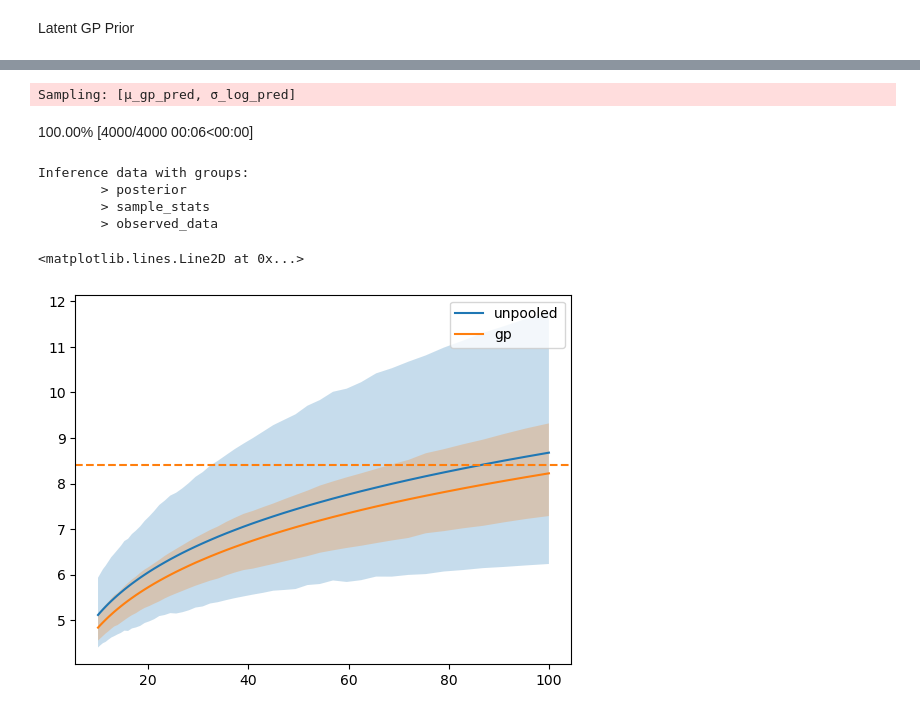
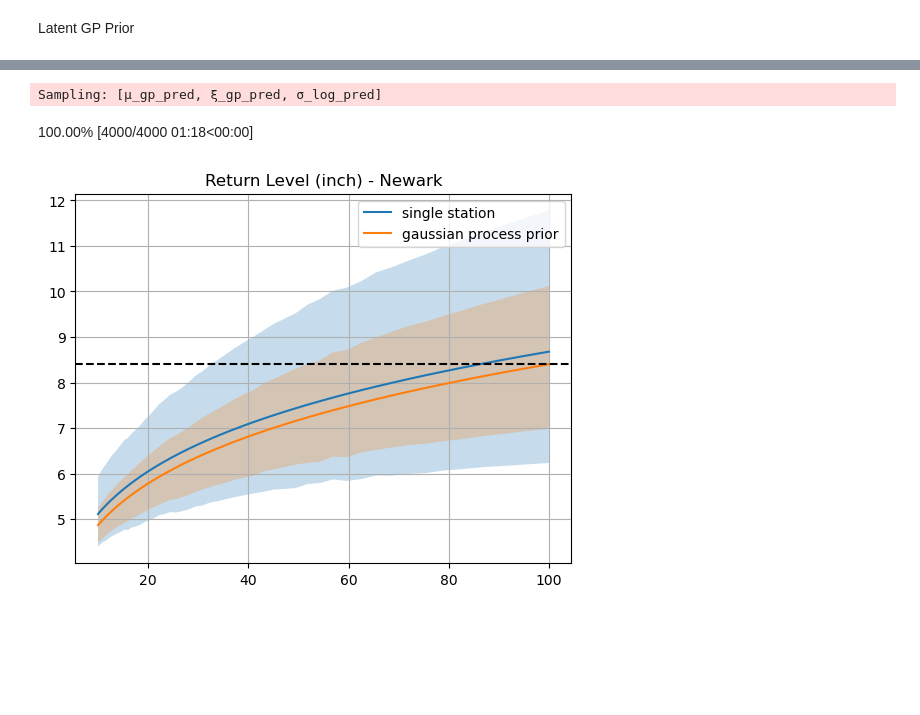
Before and after one commit to jjmossel/extremeweather, a Jupyter notebook: notebooks/GEV_probabilistic_presentation.ipynb, the cells around one changed output, grey strips where cells are left out. Saved outputs shown, nothing was run; the diff lists cells and outputs as text; code cells hidden in the pictures; blank space fills up the shorter version.

```diff
--- a/notebooks/GEV_probabilistic_presentation.ipynb
+++ b/notebooks/GEV_probabilistic_presentation.ipynb
@@ -282,7 +287,7 @@ y_ = prcp_annual_max_.to_numpy()
 X_lonlat = nyc_region_stations_info.loc[stations][['longitude','latitude']].to_numpy()
 
 coords = {
-    "cov_params": ["mu","sigma"],
+    "cov_params": ["mu","sigma","xi"],
     "location" : ["x","y"],
     "lonlat" : ["longitude", "latitude"],
     "station" : stations,
@@ -291,30 +296,33 @@ coords = {
 }
 
 with pm.Model(coords=coords) as gp_model:
-    pt_station_idx = pm.ConstantData("station_idx", station_idx, dims="obs")
+    pt_idx = pm.ConstantData("station_idx", station_idx, dims="obs")
     pt_X_lonlat = pm.ConstantData("station_loc", X_lonlat, dims=("station","lonlat"))
-    #hyper parameters
-    ℓ = pm.InverseGamma("ℓ", mu = 100.0, sigma = 50.0, dims="cov_params")
-    η = pm.Gamma("η", mu=0.15, sigma=0.15, dims = "cov_params")
-    #gaussian process prior for mu
-    cov_μ = η[0]**2 * Matern32Chordal(2, ℓ[0])
-    gp_μ = pm.gp.Latent(cov_func=cov_μ)
+    # gaussian process hyper parameters
+    ℓ = pm.InverseGamma("ℓ", mu = 50.0, sigma = 50.0)
+    η = pm.Gamma("η", mu=0.15, sigma=0.10, dims = "cov_params")
+    # gaussian process prior for mu
+    gp_μ = pm.gp.Latent(cov_func=η[0]**2 * Matern32Chordal(2, ℓ))
     μ_group = pm.Normal("μ_group", mu=3.0, sigma=1.0)
-    μ = pm.Deterministic("μ", μ_group + gp_μ.prior("μ_gp", X=pt_X_lonlat, dims="station"), dims="station")
-    #gaussian process prior for sigma
-    cov_σ_log = η[1]**2 * Matern32Chordal(2, ℓ[1])
-    gp_σ_log = pm.gp.Latent(cov_func=cov_σ_log)
+    μ = pm.Deterministic("μ", μ_group + gp_μ.prior("μ_gp", X=pt_X_lonlat), dims="station")
+    # gaussian process prior for sigma
+    gp_σ_log = pm.gp.Latent(cov_func=η[1]**2 * Matern32Chordal(2, ℓ))
     σ_log = gp_σ_log.prior("σ_log", X=pt_X_lonlat, dims="station")
     σ_log_group = pm.Normal("σ_log_group", mu=-1.0, sigma=2.0)
     σ = pm.Deterministic("σ", pm.math.exp(σ_log_group + σ_log),dims="station")
-    # prior for shape
-    ξ = pm.TruncatedNormal('ξ', mu=0.0, sigma=0.25, lower=-0.99, upper=0.99)
+    # gaussian process prior for xi
+    gp_ξ = pm.gp.Latent(cov_func=η[2]**2 * Matern32Chordal(2, ℓ))
+    ξ_group =  pm.TruncatedNormal('ξ_group', mu=0.0, sigma=0.25, lower=-0.99, upper=0.99)
+    ξ = pm.Deterministic("ξ", pm.math.tanh(ξ_group + gp_ξ.prior("ξ_gp", X=pt_X_lonlat)), dims="station")
     # likelihood for all observations
-    gev = pmx.GenExtreme("gev", mu=μ[pt_station_idx], sigma=σ[pt_station_idx], xi=ξ, observed=y_, dims="obs")
+    gev = pmx.GenExtreme("gev", mu=μ[pt_idx], sigma=σ[pt_idx], xi=ξ[pt_idx], observed=y_, dims="obs")
     # return levels
-    rl = pm.Deterministic("rl", μ[:,None] - σ[:,None] / ξ * (1 - (-np.log(1 - p[None:,])) ** (-ξ)), dims=('station','rp'))
+    rl = pm.Deterministic("rl",
+        μ[:,None] - σ[:,None] / ξ[:,None] * (1 - (-np.log(1 - p[None:,])) ** (-ξ[:,None])),
+        dims=('station','rp')
+    )
     # mcmc sampling
-    gp_trace = pm.sample(1000, target_accept = 0.98)
+    gp_trace = pm.sample(1000, target_accept = 0.98, random_seed=314)
 
 # pm.model_to_graphviz(gp_model)
 # %% [output]
@@ -367,5 +383,7 @@ az.summary(gp_trace,var_names=["μ", "σ", "ξ"],hdi_prob= 0.95)
 # %%
-X_sample = X_lonlat
+X_sample = np.array([x_vals,y_vals]).T
+
+# X_sample = X_lonlat
 jitter = 1e-6
 
 with gp_model:
@@ -373,46 +391,41 @@ with gp_model:
 
      μ_pred = pm.Deterministic("μ_pred", μ_group + gp_μ.conditional("μ_gp_pred", Xnew=X_sample, jitter=jitter))
      σ_pred = pm.Deterministic("σ_pred", pm.math.exp(σ_log_group+gp_σ_log.conditional("σ_log_pred", Xnew=X_sample, jitter=jitter)))
+     ξ_pred = pm.Deterministic("ξ_pred", pm.math.tanh(ξ_group+gp_ξ.conditional("ξ_gp_pred", Xnew=X_sample, jitter=jitter)))
 
-     rl_100_pred = pm.Deterministic("rl_100_pred", μ_pred - σ_pred / ξ * (1 - (-np.log(1 - 1/100)) ** (-ξ)), dims='station')
+     rl_100_pred = pm.Deterministic("rl_100_pred", μ_pred - σ_pred / ξ_pred * (1 - (-np.log(1 - 1/100)) ** (-ξ_pred)))
 
      pp_gp = pm.sample_posterior_predictive(gp_trace,var_names=['rl_100_pred'])
 # %% [output]
-Sampling: [μ_gp_pred, σ_log_pred]
+Sampling: [μ_gp_pred, ξ_gp_pred, σ_log_pred]
-100.00% [4000/4000 00:06<00:00]
+100.00% [4000/4000 01:18<00:00]
 # %%
 # pm.model_to_graphviz(gp_model)
-# %%
-trace
-# %% [output]
-Inference data with groups:
-        > posterior
-        > sample_stats
-        > observed_data
 # %%
 station = 'EWR'
 
 x = return_periods
 y_data = az.summary(posterior_pred.posterior_predictive, var_names="rl",hdi_prob=0.95)
 y_mean = y_data['mean']
 y_L = y_data['hdi_2.5%']
 y_U = y_data['hdi_97.5%']
 
 z_data = az.summary(gp_trace, var_names="rl",coords={'station':station},hdi_prob=0.95)
 z_mean = z_data['mean']
 z_L = z_data['hdi_2.5%']
 z_U = z_data['hdi_97.5%']
 
-plt.plot(x,y_mean,label='unpooled')
+plt.plot(x,y_mean,label='single station')
 plt.fill_between(x,y_L.to_numpy(),y_U.to_numpy(),alpha=0.25)
 
-plt.plot(x,z_mean,label='gp')
+plt.plot(x,z_mean,label='gaussian process prior')
 plt.fill_between(x,z_L.to_numpy(),z_U.to_numpy(),alpha=0.25)
 plt.legend()
 
-plt.axhline(y=prcp_annual_max['EWR'].max(), color='tab:orange', linestyle='--')
+plt.axhline(y=prcp_annual_max['EWR'].max(), color='black', linestyle='--')
+plt.title('Return Level (inch) - Newark');
+plt.grid()
 
 # plt.xscale("log")
 # %% [output]
-<matplotlib.lines.Line2D at 0x...>
-[figure, old version]
+[figure, new version]
```
Also changed, not shown: parts of 15 cells of this notebook, 2 other files.
